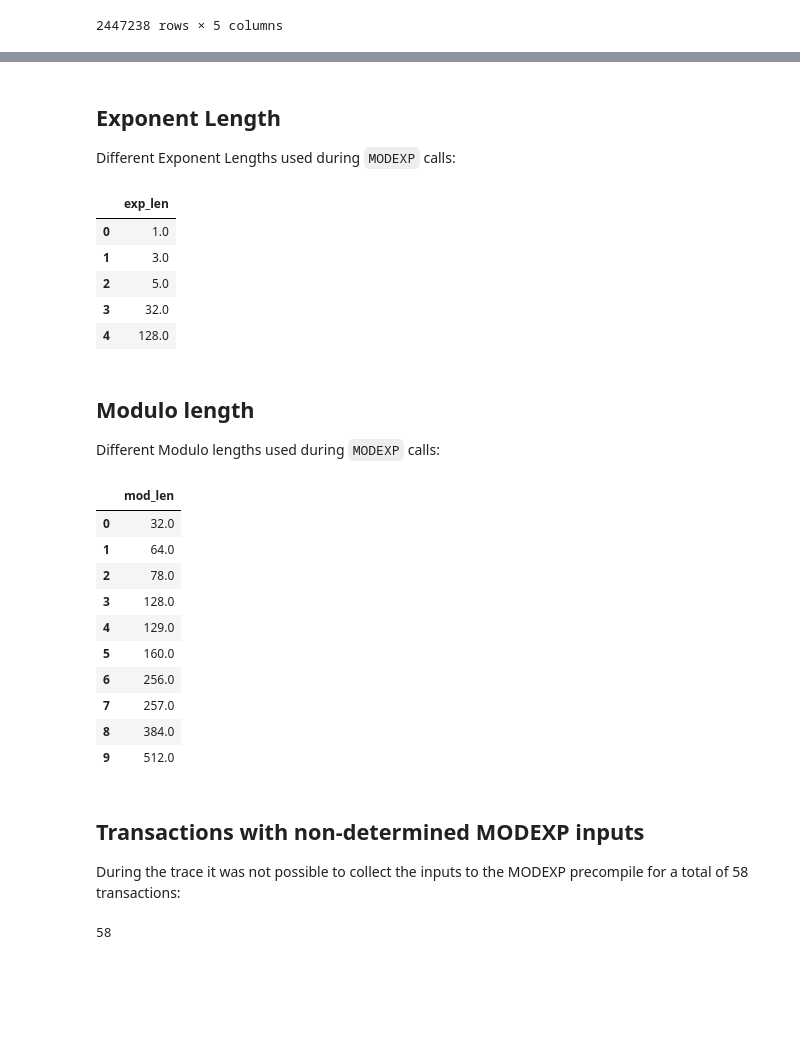
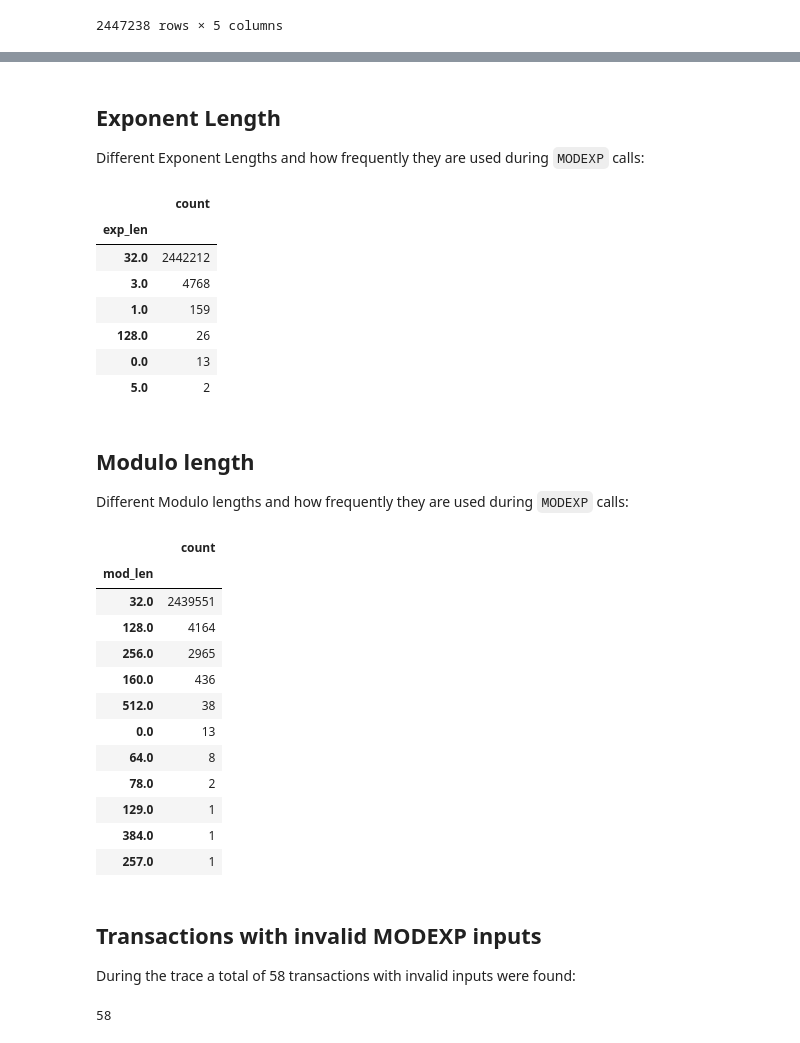
Before and after one commit to hugo-dc/modexp_analysis, a Jupyter notebook: modexp.ipynb, the cells around one changed output, grey strips where cells are left out. Cells and saved outputs as stored; diff of their text form; code cells hidden in the pictures; blank space fills up the shorter version.

Commit message:
Add counts to the aggregates, add information about txs with invalid inputs, add notes about 4byte inputs

```diff
--- a/modexp.ipynb
+++ b/modexp.ipynb
@@ -52,42 +52,42 @@ pd.DataFrame(np.sort(bl_data), columns=['base_len'])
 # %% [markdown]
 ## Exponent Length
 
-Different Exponent Lengths used during `MODEXP` calls:
+Different Exponent Lengths and how frequently they are used during `MODEXP` calls:
 # %%
-el_data = df[df['exp_len']>0]
-el_data = el_data['exp_len'].unique()
-pd.DataFrame(np.sort(el_data), columns=['exp_len'])
+pd.DataFrame(df['exp_len'].value_counts(), columns=['count'])
 # %% [output]
-|  | exp_len |
-| 0 | 1.0 |
-| 1 | 3.0 |
-| 2 | 5.0 |
-| 3 | 32.0 |
-| 4 | 128.0 |
+|  | count |
+| exp_len |  |
+| 32.0 | 2442212 |
+| 3.0 | 4768 |
+| 1.0 | 159 |
+| 128.0 | 26 |
+| 0.0 | 13 |
+| 5.0 | 2 |
 # %% [markdown]
 ## Modulo length
 
-Different Modulo lengths used during `MODEXP` calls:
+Different Modulo lengths and how frequently they are used during `MODEXP` calls:
 # %%
-ml_data = df[df['mod_len']>0]
-ml_data = ml_data['mod_len'].unique()
-pd.DataFrame(np.sort(ml_data), columns=['mod_len'])
+pd.DataFrame(df['mod_len'].value_counts(), columns=['count'])
 # %% [output]
-|  | mod_len |
-| 0 | 32.0 |
-| 1 | 64.0 |
-| 2 | 78.0 |
-| 3 | 128.0 |
-| 4 | 129.0 |
-| 5 | 160.0 |
-| 6 | 256.0 |
-| 7 | 257.0 |
-| 8 | 384.0 |
-| 9 | 512.0 |
+|  | count |
+| mod_len |  |
+| 32.0 | 2439551 |
+| 128.0 | 4164 |
+| 256.0 | 2965 |
+| 160.0 | 436 |
+| 512.0 | 38 |
+| 0.0 | 13 |
+| 64.0 | 8 |
+| 78.0 | 2 |
+| 129.0 | 1 |
+| 384.0 | 1 |
+| 257.0 | 1 |
 # %% [markdown]
-## Transactions with non-determined MODEXP inputs
+## Transactions with invalid MODEXP inputs
 
-During the trace it was not possible to collect the inputs to the MODEXP precompile for a total of 58 transactions:
+During the trace a total of 58 transactions with invalid inputs were found:
 # %%
 df[df.isna().any(axis=1)].shape[0]
 # %% [output]
```
Also changed, not shown: parts of 4 cells of this notebook.
